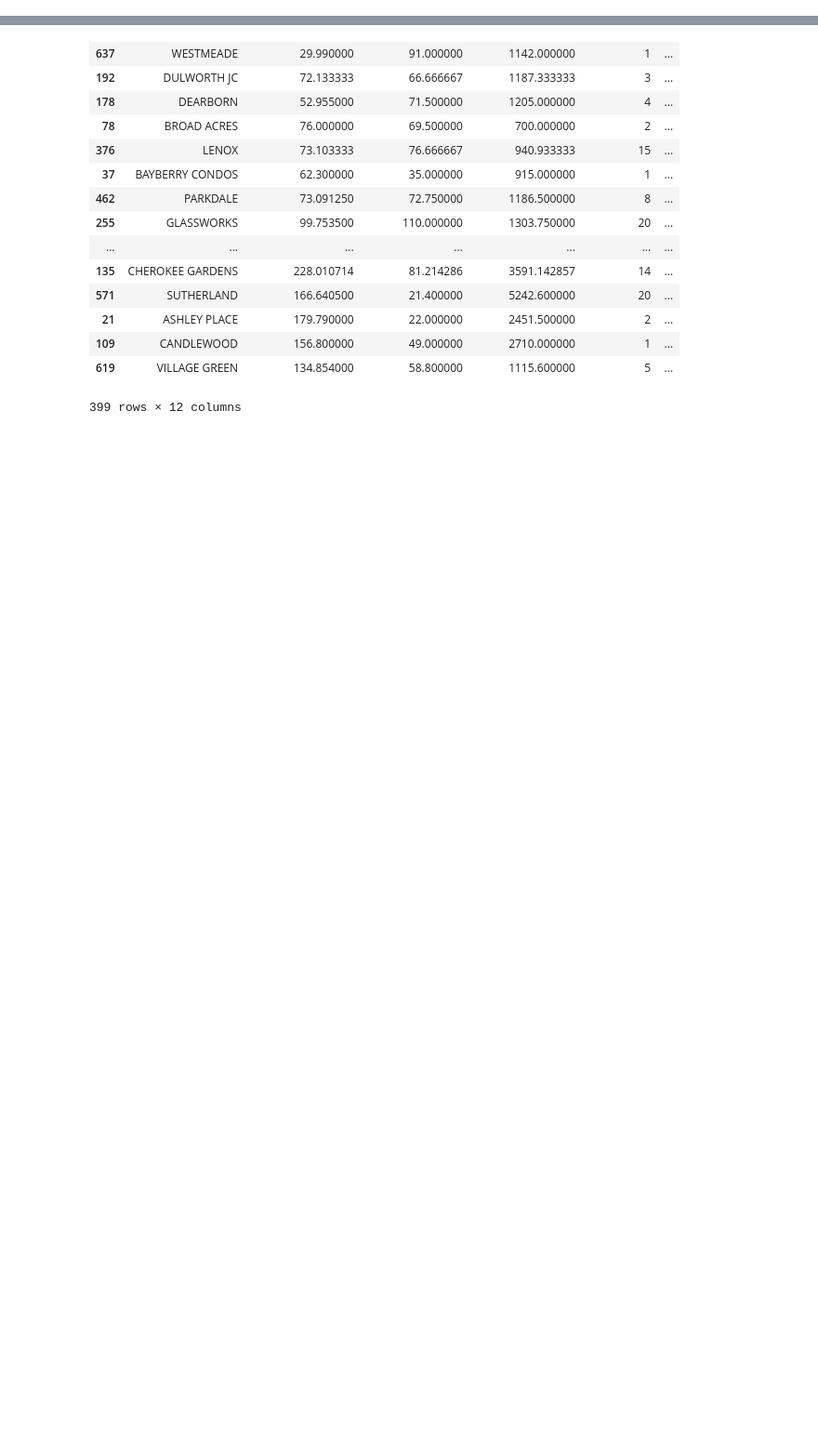
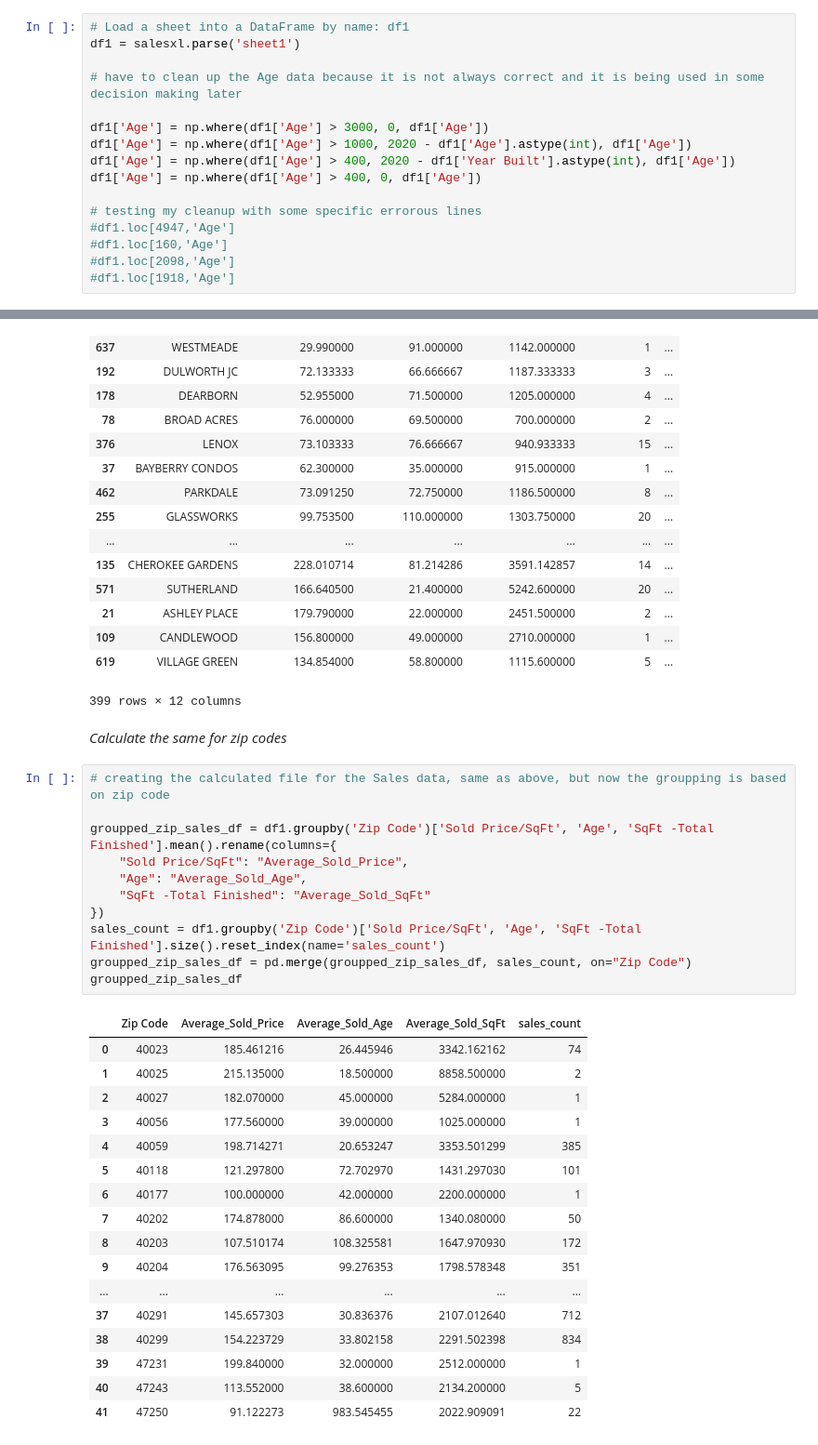
Before and after one commit to Or78Ka/python_project_2021_Orsi_K, a Jupyter notebook: Final python project Orsi K.ipynb, the cells around one changed output, grey strips where cells are left out. Shown: that part at 93% size. Cells and saved outputs as stored; diff of their text form; blank space fills up the shorter version.

```diff
--- a/Final python project Orsi K.ipynb
+++ b/Final python project Orsi K.ipynb
@@ -16,3 +16,19 @@ salesxl = pd.ExcelFile(Sales_file)
 print(salesxl.sheet_names)
 # %% [output]
 ['sheet1']
+# %%
+# Load a sheet into a DataFrame by name: df1
+df1 = salesxl.parse('sheet1')
+
+# have to clean up the Age data because it is not always correct and it is being used in some decision making later
+
+df1['Age'] = np.where(df1['Age'] > 3000, 0, df1['Age'])
+df1['Age'] = np.where(df1['Age'] > 1000, 2020 - df1['Age'].astype(int), df1['Age'])
+df1['Age'] = np.where(df1['Age'] > 400, 2020 - df1['Year Built'].astype(int), df1['Age'])
+df1['Age'] = np.where(df1['Age'] > 400, 0, df1['Age'])
+
+# testing my cleanup with some specific errorous lines
+#df1.loc[4947,'Age']
+#df1.loc[160,'Age']
+#df1.loc[2098,'Age']
+#df1.loc[1918,'Age']
@@ -217,3 +238,34 @@ sorted_subdivision_df
 | 109 | CANDLEWOOD | 156.800000 | 49.000000 | 2710.000000 | 1 | ... |
 | 619 | VILLAGE GREEN | 134.854000 | 58.800000 | 1115.600000 | 5 | ... |
 399 rows × 12 columns
+# %% [markdown]
+*Calculate the same for zip codes*
+# %%
+# creating the calculated file for the Sales data, same as above, but now the groupping is based on zip code
+
+groupped_zip_sales_df = df1.groupby('Zip Code')['Sold Price/SqFt', 'Age', 'SqFt -Total Finished'].mean().rename(columns={
+    "Sold Price/SqFt": "Average_Sold_Price",
+    "Age": "Average_Sold_Age",
+    "SqFt -Total Finished": "Average_Sold_SqFt"
+})
+sales_count = df1.groupby('Zip Code')['Sold Price/SqFt', 'Age', 'SqFt -Total Finished'].size().reset_index(name='sales_count')
+groupped_zip_sales_df = pd.merge(groupped_zip_sales_df, sales_count, on="Zip Code")
+groupped_zip_sales_df
+# %% [output]
+|  | Zip Code | Average_Sold_Price | Average_Sold_Age | Average_Sold_SqFt | sales_count |
+| 0 | 40023 | 185.461216 | 26.445946 | 3342.162162 | 74 |
+| 1 | 40025 | 215.135000 | 18.500000 | 8858.500000 | 2 |
+| 2 | 40027 | 182.070000 | 45.000000 | 5284.000000 | 1 |
+| 3 | 40056 | 177.560000 | 39.000000 | 1025.000000 | 1 |
+| 4 | 40059 | 198.714271 | 20.653247 | 3353.501299 | 385 |
+| 5 | 40118 | 121.297800 | 72.702970 | 1431.297030 | 101 |
+| 6 | 40177 | 100.000000 | 42.000000 | 2200.000000 | 1 |
+| 7 | 40202 | 174.878000 | 86.600000 | 1340.080000 | 50 |
+| 8 | 40203 | 107.510174 | 108.325581 | 1647.970930 | 172 |
+| 9 | 40204 | 176.563095 | 99.276353 | 1798.578348 | 351 |
+| ... | ... | ... | ... | ... | ... |
+| 37 | 40291 | 145.657303 | 30.836376 | 2107.012640 | 712 |
+| 38 | 40299 | 154.223729 | 33.802158 | 2291.502398 | 834 |
+| 39 | 47231 | 199.840000 | 32.000000 | 2512.000000 | 1 |
+| 40 | 47243 | 113.552000 | 38.600000 | 2134.200000 | 5 |
+| 41 | 47250 | 91.122273 | 983.545455 | 2022.909091 | 22 |
```
Also changed, not shown: parts of 7 cells of this notebook.
